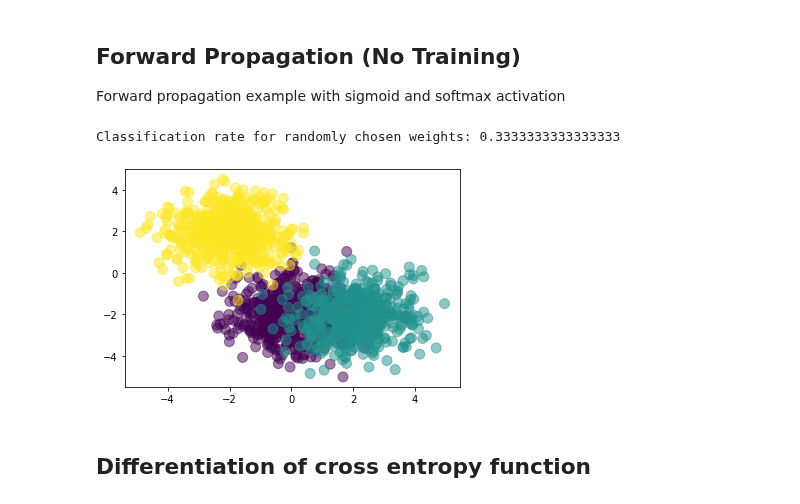
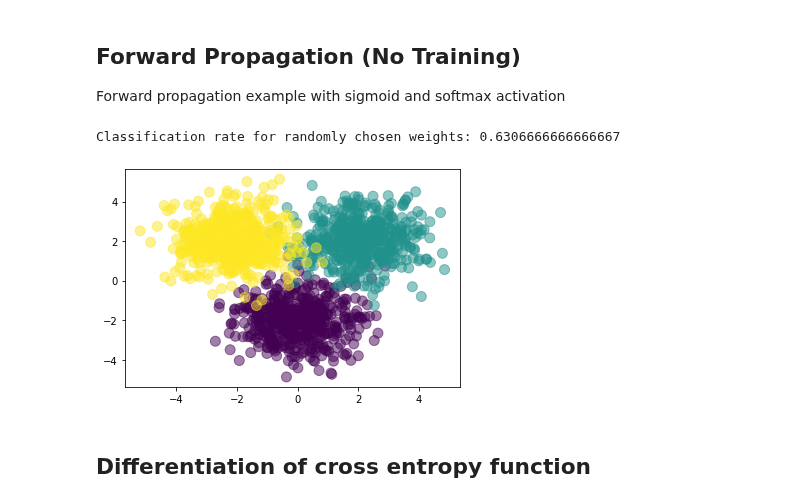
Before and after one commit to kevinjad/Deep-Learning-Notebook, a Jupyter notebook: Deep learning fundamentals.ipynb, the cells around one changed output. Drawn from its saved outputs; the diff is of its cells as text; code cells hidden in the pictures.

```diff
--- a/Deep learning fundamentals.ipynb
+++ b/Deep learning fundamentals.ipynb
@@ -60,7 +60,7 @@ K = 3
 # random gaussian initialization of samples
 # total of 1500 samples and 2 features
 X1 = np.random.randn(N,D) + np.array([0,-2])
-X2 = np.random.randn(N,D) + np.array([2,-2])
+X2 = np.random.randn(N,D) + np.array([2, 2])
 X3 = np.random.randn(N,D) + np.array([-2, 2])
 X = np.concatenate((X1,X2,X3), axis=0)
 Y = np.array([0]*N+[1]*N+[2]*N)
@@ -76,35 +76,35 @@ def softmax(a: np.ndarray) -> np.ndarray:
     e = np.exp(a)
     edenom = e.sum(axis=1,keepdims=True)
     return e/edenom
 
 def sigmoid(a: np.ndarray) -> np.ndarray:
     return 1/(1+np.exp(-a))
 
 def forward_propagation(X: np.ndarray, W1: np.ndarray, b1: np.ndarray,
                         W2: np.ndarray,b2: np.ndarray):
     Z = sigmoid(X.dot(W1)+b1) #will be NxM - first layer operation
     P = softmax(Z.dot(W2)+b2) # second layer operation to get result
                               # totally two layers
     return P
 
 def classification_rate(T: np.ndarray, P: np.ndarray) -> float:
     total = 0
     current = 0
     for i in range(len(T)):
         total = total + 1
         if T[i] == P[i]:
             current = current + 1
     return current/total
 
 PY_for_X = forward_propagation(X, W1, b1, W2, b2)
 P = np.argmax(PY_for_X, axis=1)
 
 # verify we chose the correct axis
 assert(len(P) == len(Y))
 print("Classification rate for randomly chosen weights:", classification_rate(Y, P))
 # %% [output]
-Classification rate for randomly chosen weights: 0.3333333333333333
+Classification rate for randomly chosen weights: 0.6306666666666667
-[figure, old version]
+[figure, new version]
 # %% [markdown]
 ## Differentiation of cross entropy function
 # %% [markdown]
```
Also changed, not shown: parts of 8 cells of this notebook.
